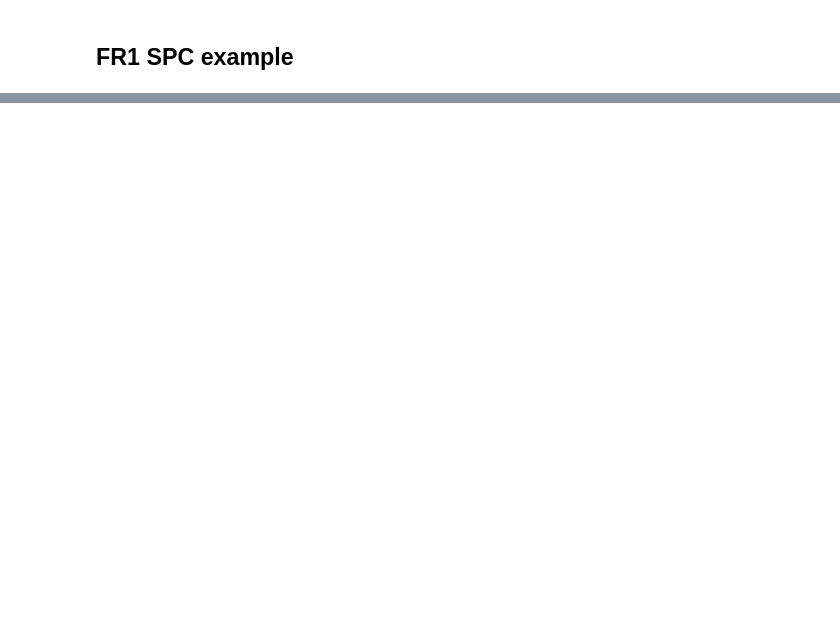
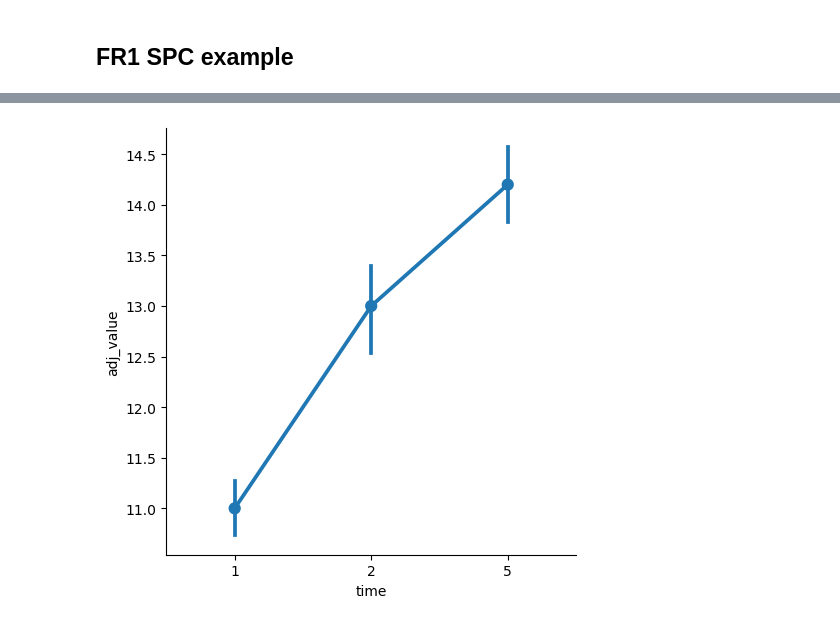
Before and after one commit to pennmem/pybeh_pd, a Jupyter notebook: loftus_masson_example.ipynb, the cells around one changed output, grey strips where cells are left out. Saved outputs shown, nothing was run; the diff lists cells and outputs as text; code cells hidden in the pictures; blank space fills up the shorter version.

```diff
--- a/loftus_masson_example.ipynb
+++ b/loftus_masson_example.ipynb
@@ -248,0 +275,8 @@ plt.errorbar(x='serialpos', y='M_C', yerr='CI_unequal', data=spc_df_loftus_masso
+# %%
+# using units with catplot should solve the same problem by adjusting the bootstrap procedure
+# https://seaborn.pydata.org/generated/seaborn.catplot.html
+# https://github.com/mwaskom/seaborn/issues/2769
+# ideally will be on correct axis but currently only implemented for scatter plots (see below)
+g = sns.catplot(x='time', y='adj_value', data=df, units='sub', kind='point')
+# %% [output]
+[figure, added]
```
Also changed, not shown: parts of 15 cells of this notebook, 1 other file.
